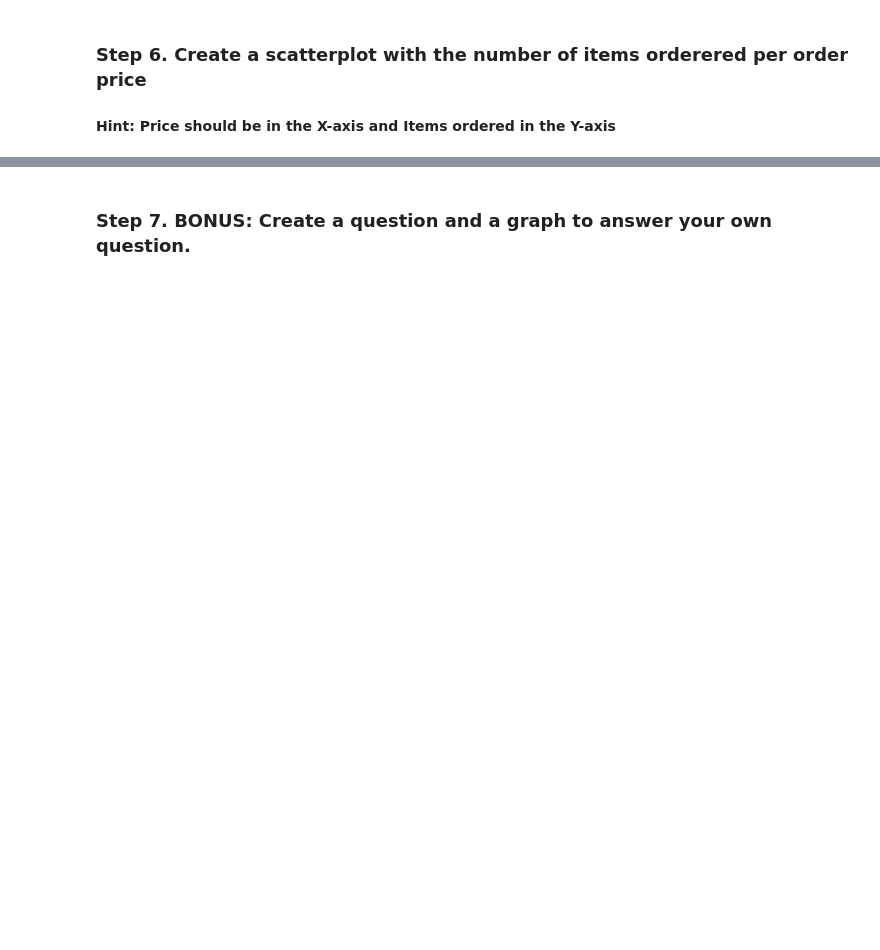
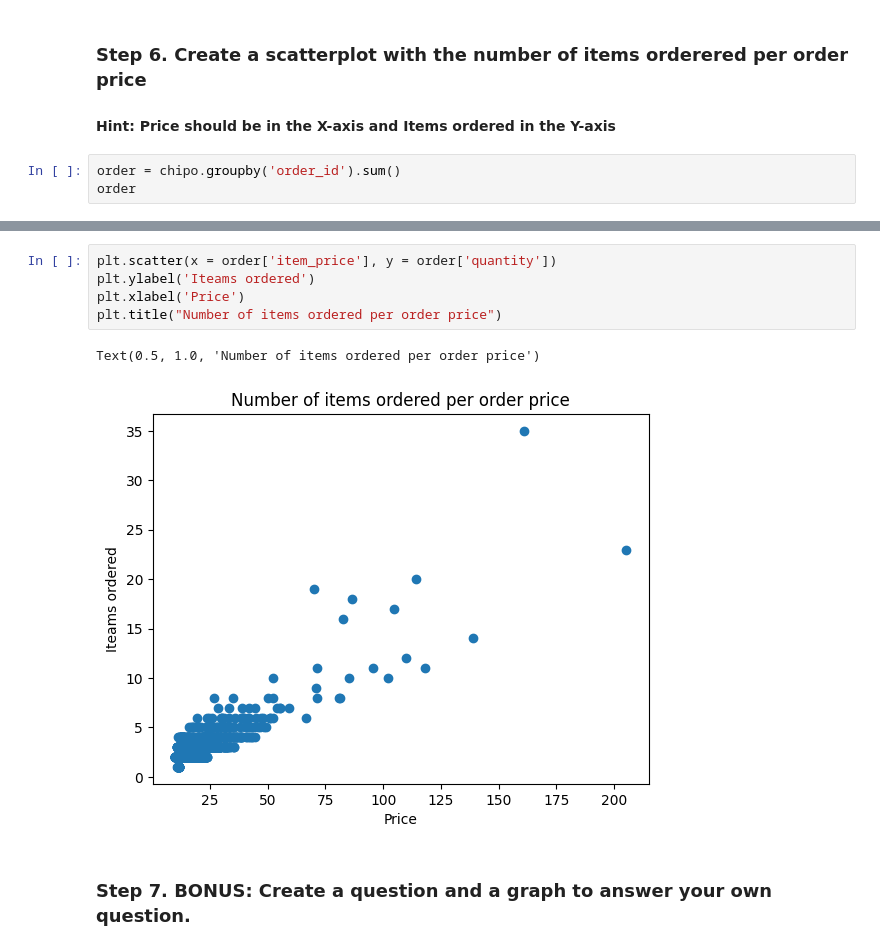
Before and after one commit to TranAnh35/CodeForAI, a Jupyter notebook: 07_Visualization/Chipotle.ipynb, the cells around one changed output, grey strips where cells are left out. Cells and saved outputs as stored; diff of their text form; blank space fills up the shorter version.

```diff
--- a/07_Visualization/Chipotle.ipynb
+++ b/07_Visualization/Chipotle.ipynb
@@ -23,3 +93,6 @@ from collections import Counter
 # %% [markdown]
 ### Step 6. Create a scatterplot with the number of items orderered per order price
 #### Hint: Price should be in the X-axis and Items ordered in the Y-axis
+# %%
+order = chipo.groupby('order_id').sum()
+order
@@ -26,2 +114,10 @@ from collections import Counter
+# %%
+plt.scatter(x = order['item_price'], y = order['quantity'])
+plt.ylabel('Iteams ordered')
+plt.xlabel('Price')
+plt.title("Number of items ordered per order price")
+# %% [output]
+Text(0.5, 1.0, 'Number of items ordered per order price')
+[figure, added]
 # %% [markdown]
 ### Step 7. BONUS: Create a question and a graph to answer your own question.
```
Also changed, not shown: parts of 8 cells of this notebook, 3 other files.
